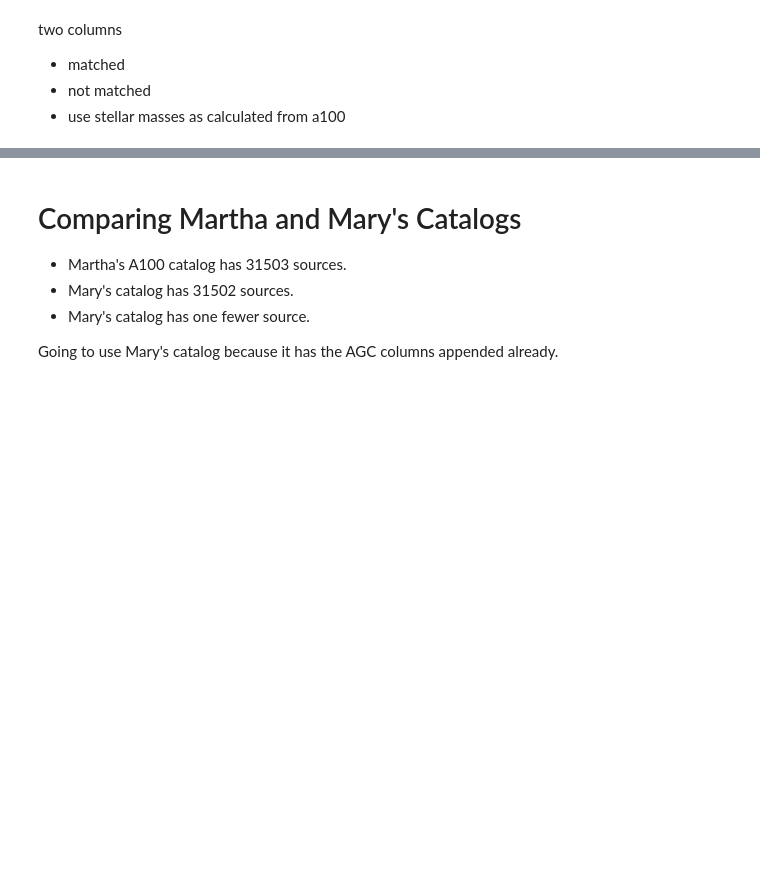
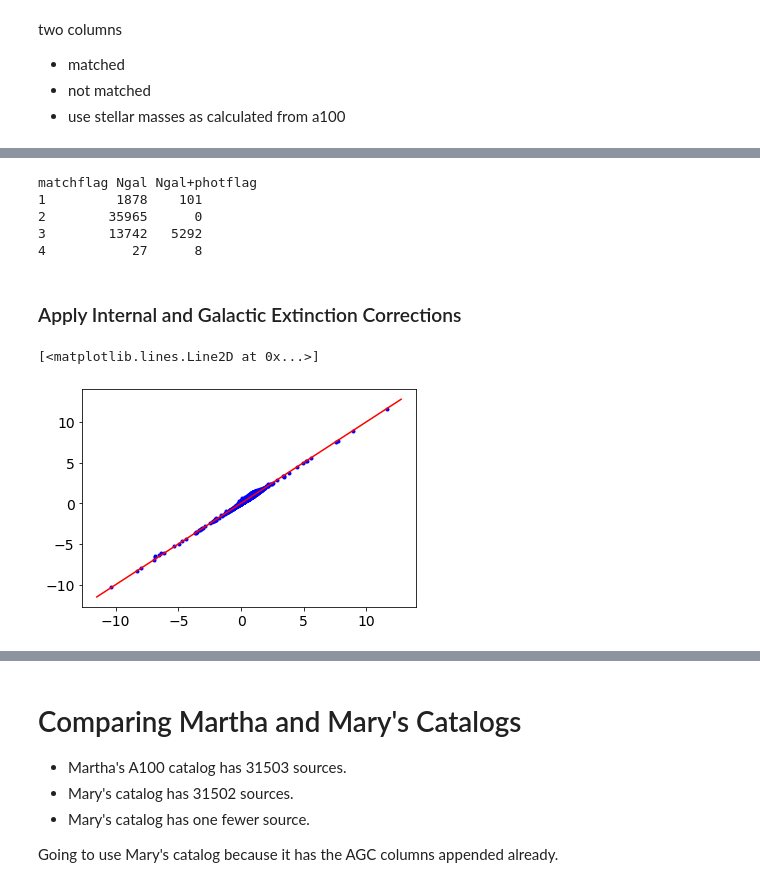
Before and after one commit to rfinn/APPSS, a Jupyter notebook: paper-plots.ipynb, the cells around one changed output, grey strips where cells are left out. Cells and saved outputs as stored; diff of their text form; code cells hidden in the pictures; blank space fills up the shorter version.

Commit message:
updates for figures

```diff
--- a/paper-plots.ipynb
+++ b/paper-plots.ipynb
@@ -11,3 +17,7 @@ import numpy as np
+# %%
+# define defaults for plotting
+
+plt.rcParams.update({'font.size': 14})
 # %% [markdown]
 
 two columns
@@ -189,0 +115,5 @@ photflag = a100sdss['photFlag_gi'] == 1
+# %%
+#a100nsa = fits.getdata('tables/a100_NSAmatched-mco190730.fits')
+a100sdss = ascii.read('tables/a100-SDSS-catalog-mco190725.csv')
+a100s4g = fits.getdata('tables/a100-s4g_overlapregion-mco.fits',1)
+a100nsa = fits.getdata('tables/a100-nsa_overlapregion-mco.fits',1)
@@ -189,0 +212,11 @@ photflag = a100sdss['photFlag_gi'] == 1
+# %%
+print('matchflag Ngal Ngal+photflag')
+for i in range(1,5):
+    #print('%i       %6i %6i'%(i,sum(a100nsa.matchFlag == i),(sum((a100nsa.photFlag_gi == 1) & (a100nsa.matchFlag == i)))))
+    print('%i       %6i %6i'%(i,sum(a100nsa.matchFlag == i),(sum((photflagnsa == 1) & (a100nsa.matchFlag == i)))))
+# %% [output]
+matchflag Ngal Ngal+photflag
+1         1878    101
+2        35965      0
+3        13742   5292
+4           27      8
@@ -189,0 +227,40 @@ photflag = a100sdss['photFlag_gi'] == 1
+# %% [markdown]
+###  Apply Internal and Galactic Extinction Corrections ###
+# %%
+# calculate extinction like we do in the paper
+# - for log(a/b), use SERSIC_BA (compare with PETRO_BA90, we are using PETRO to measure the mag flux)
+
+ba = a100nsa.expAB_r
+
+gamma_g = np.zeros(len(a100nsa.ra_1))
+# only apply correction for bright galaxies
+mag_flag_g = a100nsa.absMag_g <= -17.
+# equation from paper
+gamma_g[mag_flag_g] = -0.35*a100nsa.absMag_g[mag_flag_g] - 5.95
+extinction_g = gamma_g*np.log10(1./ba)
+# correct the absolute mag for internal AND galactic extinction
+gmag_corr = a100nsa.modelMag_g + extinction_g - a100nsa.mw_extinction_g
+
+
+gamma_i = np.zeros(len(a100nsa.ra_1))
+mag_flag_i = a100nsa.absMag_i <= -17.
+# equation from paper
+gamma_i[mag_flag_i] = -0.15*a100nsa.absMag_i[mag_flag_i] - 2.55
+extinction_i = gamma_g*np.log10(1./ba)
+# correct the absolute mag for internal AND galactic extinction
+imag_corr = a100nsa.modelMag_i + extinction_i - a100nsa.mw_extinction_i
+
+gmi_corr = gmag_corr - imag_corr
+
+h = 0.7
+logstellarmassTaylor=1.15+0.70*(gmi_corr) -0.4*(a100nsa.absMag_i+ 5.*np.log10(h))
+# -0.68 + .7*gmi_cor + (Mi-4.56)/-2.5
+# %%
+plt.figure()
+plt.plot(a100nsa.gmi_corrected, gmi_corr,'b.')
+xmin,xmax = plt.xlim()
+xl=np.linspace(xmin,xmax,100)
+plt.plot(xl,xl,'r-')
+# %% [output]
+[<matplotlib.lines.Line2D at 0x...>]
+[figure, added]
```
Also changed, not shown: parts of 40 cells of this notebook.
